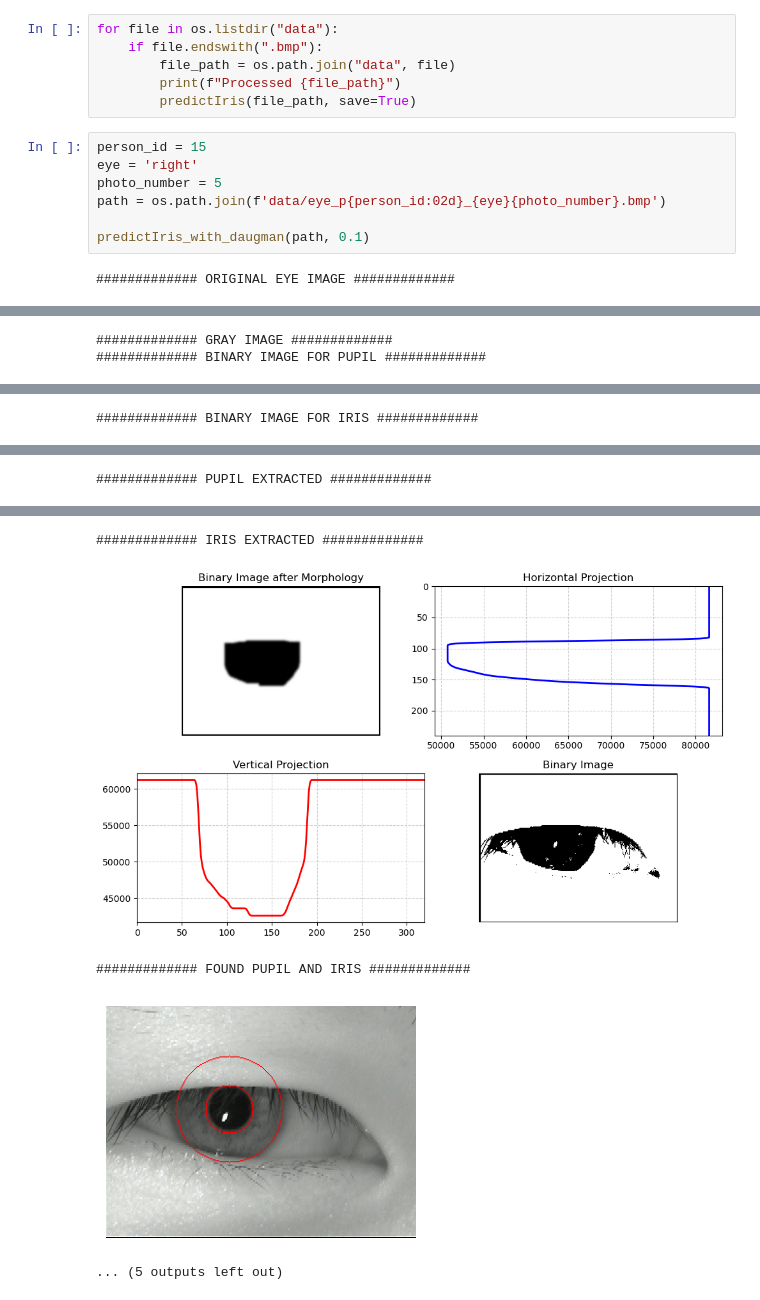
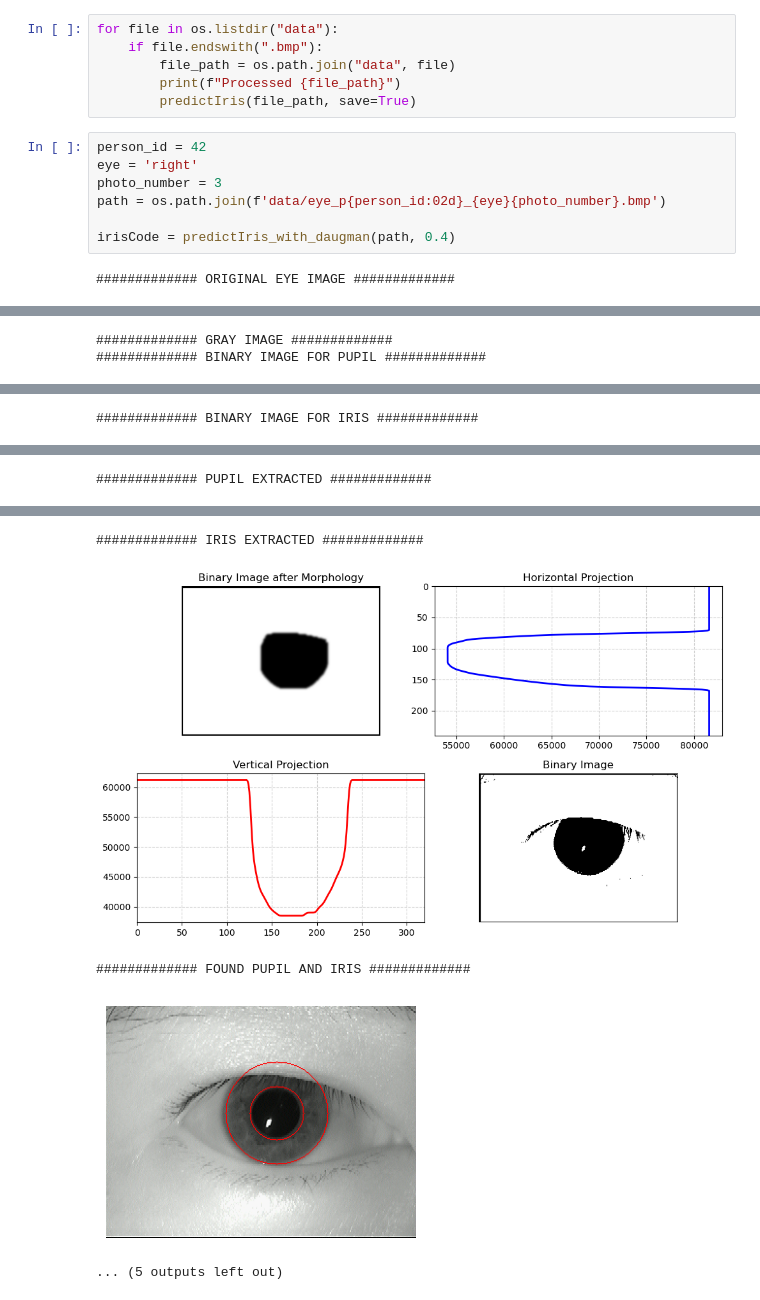
Before and after one commit to FilipLangiewicz/IrisPrediction, a Jupyter notebook: main.ipynb, the cells around one changed output, grey strips where cells are left out. Saved outputs shown, nothing was run; the diff lists cells and outputs as text.

```diff
--- a/main.ipynb
+++ b/main.ipynb
@@ -409,11 +629,11 @@ for file in os.listdir("data"):
         print(f"Processed {file_path}")
         predictIris(file_path, save=True)
 # %%
-person_id = 15
+person_id = 42
 eye = 'right'
-photo_number = 5
+photo_number = 3
 path = os.path.join(f'data/eye_p{person_id:02d}_{eye}{photo_number}.bmp')
 
-predictIris_with_daugman(path, 0.1)
+irisCode = predictIris_with_daugman(path, 0.4)
 # %% [output]
 ############# ORIGINAL EYE IMAGE #############
@@ -428,5 +648,5 @@ predictIris_with_daugman(path, 0.1)
 ############# IRIS EXTRACTED #############
-[figure, old version]
+[figure, new version]
 ############# FOUND PUPIL AND IRIS #############
-[figure, old version]
+[figure, new version]
 ... (5 outputs left out)
```
Also changed, not shown: parts of 4 cells of this notebook.
